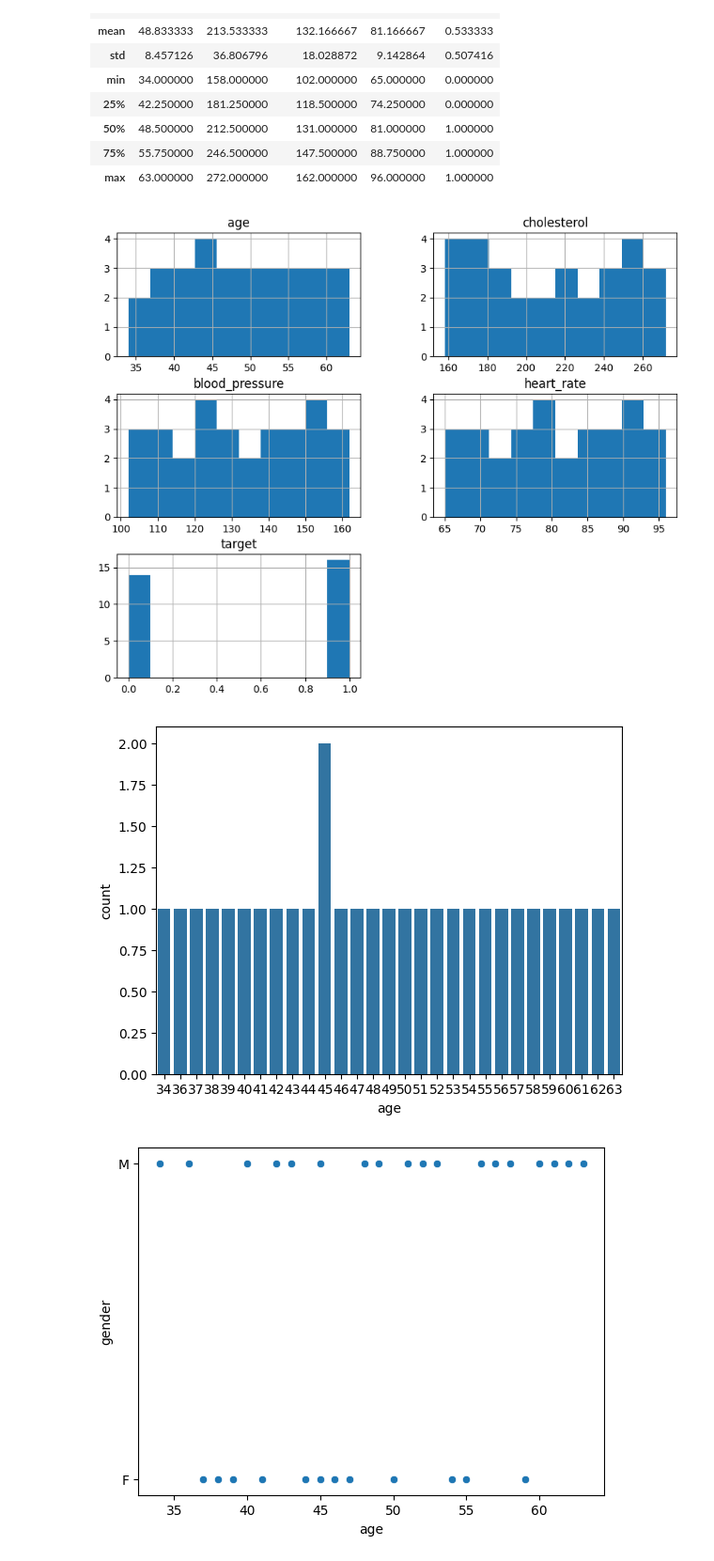
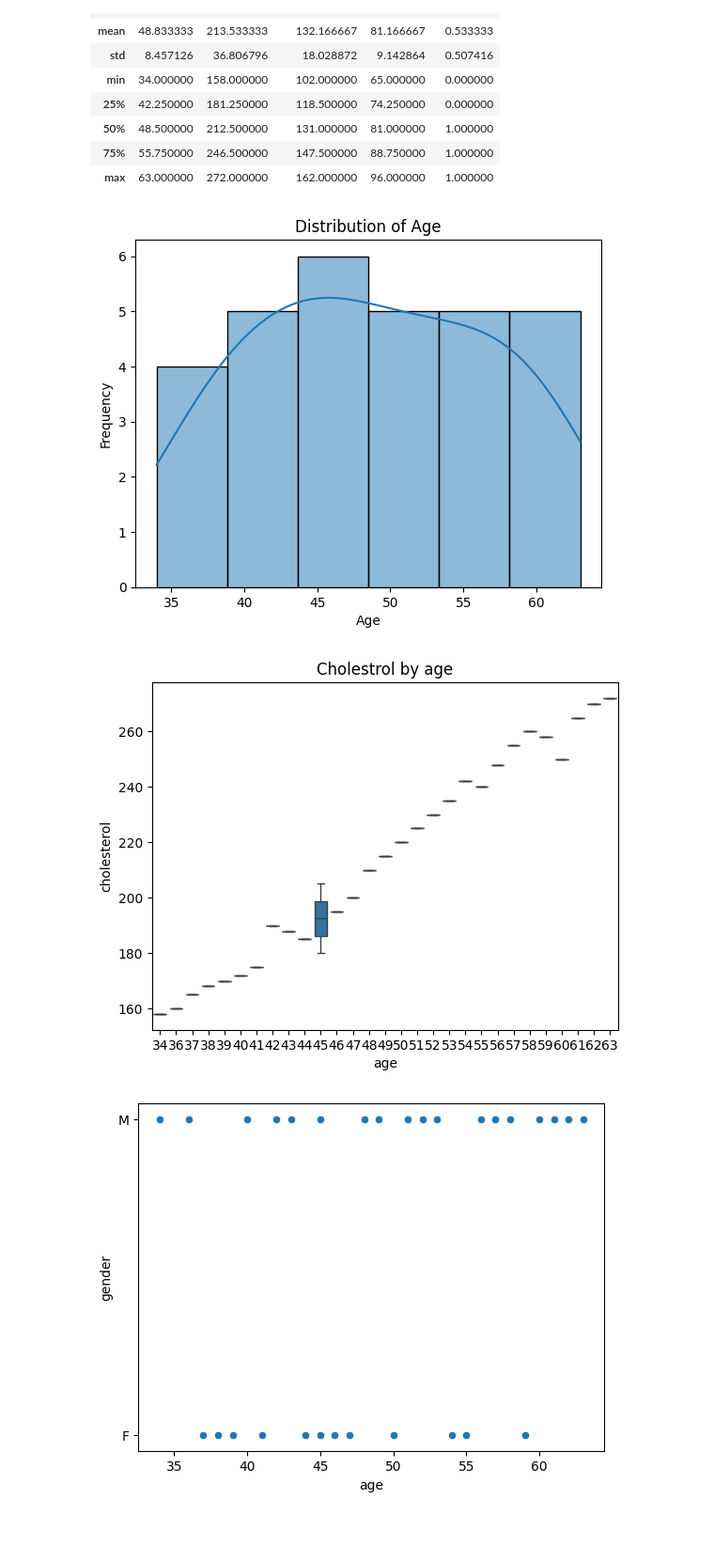
Before and after one commit to S-aniya/Machine-Learning, a Jupyter notebook: ml-lab-7.ipynb, the cells around one changed output. Shown at 94% size. Saved outputs shown, nothing was run; the diff lists cells and outputs as text; code cells hidden in the pictures; blank space fills up the shorter version.

```diff
--- a/ml-lab-7.ipynb
+++ b/ml-lab-7.ipynb
@@ -67,15 +67,23 @@ df.describe()
 | 75% | 55.750000 | 246.500000 | 147.500000 | 88.750000 | 1.000000 |
 | max | 63.000000 | 272.000000 | 162.000000 | 96.000000 | 1.000000 |
 # %%
-df.hist(figsize=(10,8))
+sns.histplot(df['age'], kde=True)
+
+plt.title("Distribution of Age")
+plt.xlabel("Age")
+plt.ylabel("Frequency")
+
 plt.show()
 # %% [output]
-[figure, old version]
+[figure, new version]
 # %%
-sns.countplot(x=df.iloc[:,0])
+sns.boxplot(x='age', y='cholesterol', data=df)
+
+plt.title("Cholestrol by age")
+
 plt.show()
 # %% [output]
-[figure, old version]
+[figure, new version]
 # %%
 sns.scatterplot(x=df.iloc[:,0], y=df.iloc[:,1])
 plt.show()
```
Also changed, not shown: parts of 1 cell of this notebook, 2 other files.
